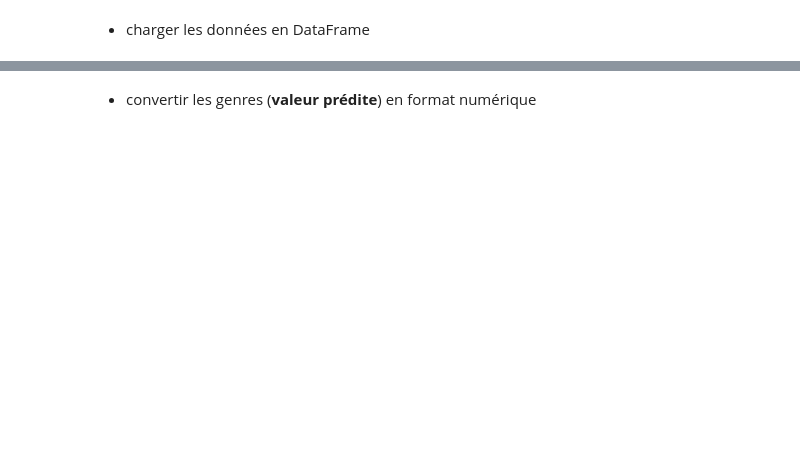
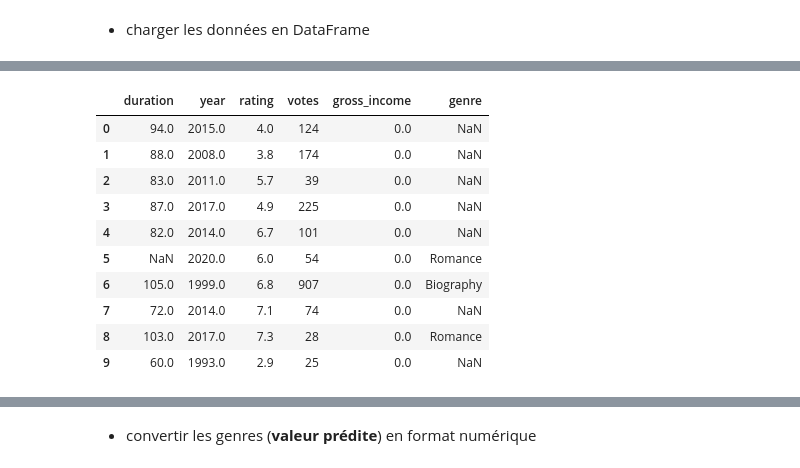
Before and after one commit to JCharles28/project_bayesien, a Jupyter notebook: notebook/1-notebook_data_preparation.ipynb, the cells around one changed output, grey strips where cells are left out. Cells and saved outputs as stored; diff of their text form; code cells hidden in the pictures; blank space fills up the shorter version.

```diff
--- a/notebook/1-notebook_data_preparation.ipynb
+++ b/notebook/1-notebook_data_preparation.ipynb
@@ -59,6 +428,40 @@ print("Nombre de lignes après suppression des valeurs manquantes :", len(datafr
 # %%
-# uniformiser les genres : garder uniquement le genre principal (le premier genre listé)
-print("Genres avant uniformisation :", dataframe['genre'].unique())
-dataframe['genre'] = dataframe['genre'].apply(lambda x: x.split(',')[0].strip())
-print("Genres après uniformisation :", dataframe['genre'].unique())
-dataframe.head(3)
+liste_genres_a_retirer = {
+    "Animation",
+    "Reality-TV",
+    "Talk-Show",
+    "Game-Show",
+    "Documentary",
+    "News",
+    "Film-Noir",
+    "Adult",
+    "Short",
+    "Musical",
+    "War",
+    # "Romance",
+    # "Crime",
+    # "Sci-Fi",
+    # "Family",
+    # "Fantasy",
+    # "Mystery",
+    # "Drama",
+}
+
+sub_dataframe.loc[:, 'genre'] = sub_dataframe['genre'].apply(
+    filter_genres,
+    genres_to_remove=liste_genres_a_retirer
+)
+# %%
+sub_dataframe.head(10)
+# %% [output]
+|  | duration | year | rating | votes | gross_income | genre |
+| 0 | 94.0 | 2015.0 | 4.0 | 124 | 0.0 | NaN |
+| 1 | 88.0 | 2008.0 | 3.8 | 174 | 0.0 | NaN |
+| 2 | 83.0 | 2011.0 | 5.7 | 39 | 0.0 | NaN |
+| 3 | 87.0 | 2017.0 | 4.9 | 225 | 0.0 | NaN |
+| 4 | 82.0 | 2014.0 | 6.7 | 101 | 0.0 | NaN |
+| 5 | NaN | 2020.0 | 6.0 | 54 | 0.0 | Romance |
+| 6 | 105.0 | 1999.0 | 6.8 | 907 | 0.0 | Biography |
+| 7 | 72.0 | 2014.0 | 7.1 | 74 | 0.0 | NaN |
+| 8 | 103.0 | 2017.0 | 7.3 | 28 | 0.0 | Romance |
+| 9 | 60.0 | 1993.0 | 2.9 | 25 | 0.0 | NaN |
```
Also changed, not shown: parts of 89 cells of this notebook, 2 other files.
